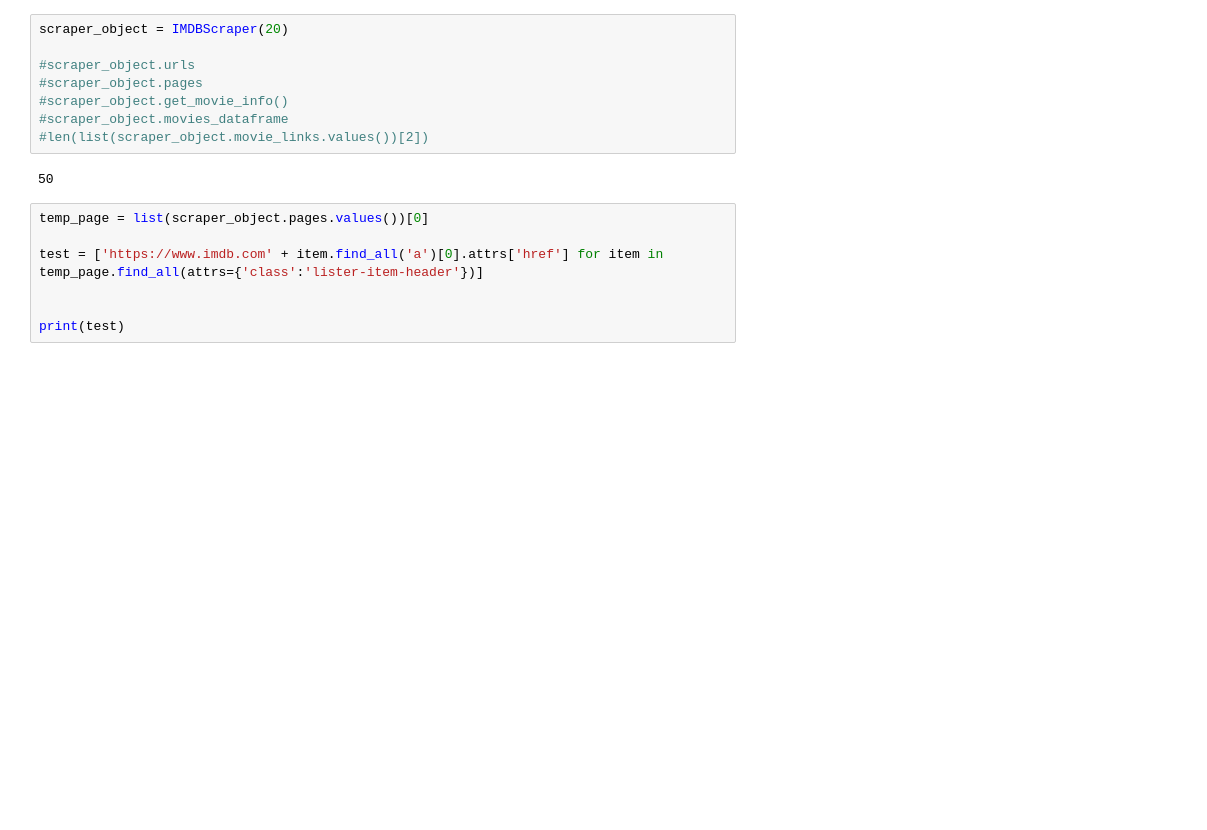
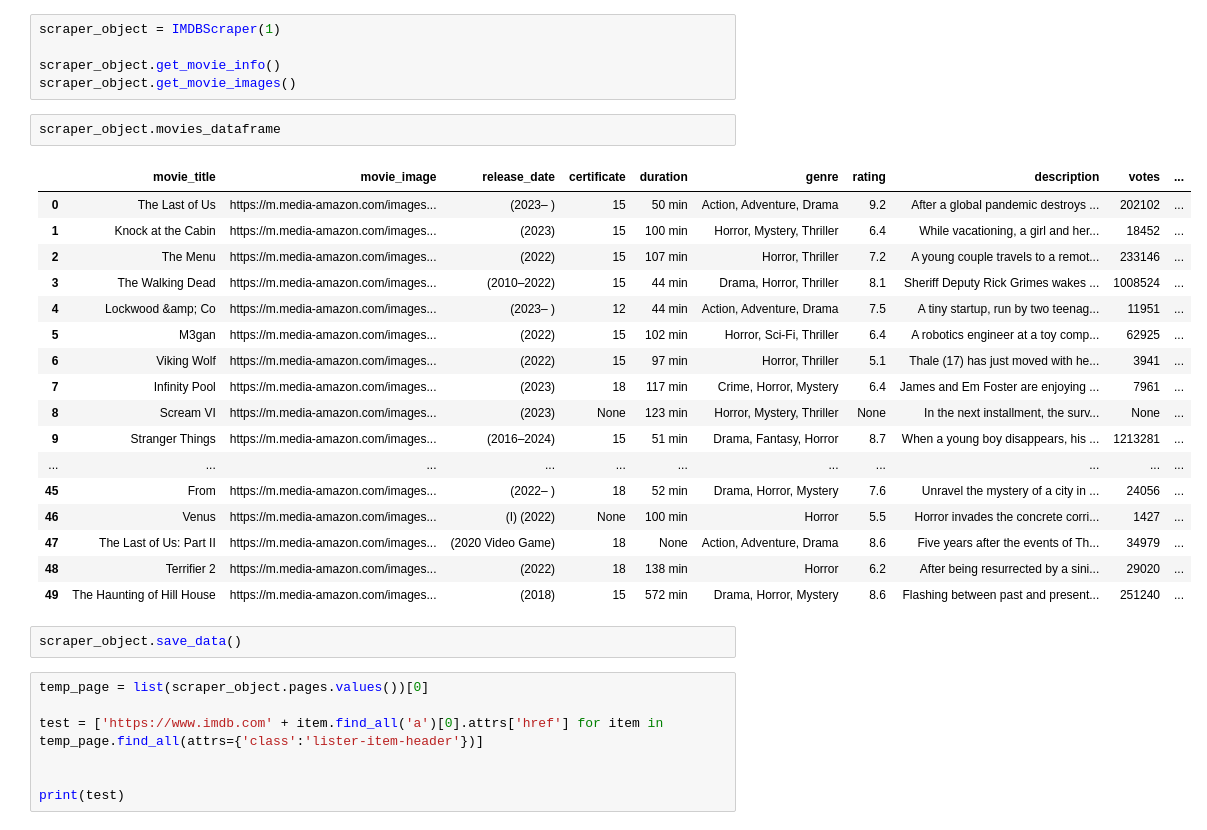
Before and after one commit to ndjogo/data_collection, a Jupyter notebook: imdb_bs4.ipynb, the cells around one changed output. Saved outputs shown, nothing was run; the diff lists cells and outputs as text; blank space fills up the shorter version.

Commit message:
Updated bs4 IMDB scraper

```diff
--- a/imdb_bs4.ipynb
+++ b/imdb_bs4.ipynb
@@ -48,13 +165,30 @@ class IMDBScraper():
 # %%
-scraper_object = IMDBScraper(20)
+scraper_object = IMDBScraper(1)
 
-#scraper_object.urls
-#scraper_object.pages
-#scraper_object.get_movie_info()
-#scraper_object.movies_dataframe
-#len(list(scraper_object.movie_links.values())[2])
+scraper_object.get_movie_info()
+scraper_object.get_movie_images()
-# %% [output]
-50
+# %%
+scraper_object.movies_dataframe
+# %% [output]
+|  | movie_title | movie_image | release_date | certificate | duration | genre | rating | description | votes | ... |
+| 0 | The Last of Us | https://m.media-amazon.com/images... | (2023– ) | 15 | 50 min | Action, Adventure, Drama | 9.2 | After a global pandemic destroys ... | 202102 | ... |
+| 1 | Knock at the Cabin | https://m.media-amazon.com/images... | (2023) | 15 | 100 min | Horror, Mystery, Thriller | 6.4 | While vacationing, a girl and her... | 18452 | ... |
+| 2 | The Menu | https://m.media-amazon.com/images... | (2022) | 15 | 107 min | Horror, Thriller | 7.2 | A young couple travels to a remot... | 233146 | ... |
+| 3 | The Walking Dead | https://m.media-amazon.com/images... | (2010–2022) | 15 | 44 min | Drama, Horror, Thriller | 8.1 | Sheriff Deputy Rick Grimes wakes ... | 1008524 | ... |
+| 4 | Lockwood &amp; Co | https://m.media-amazon.com/images... | (2023– ) | 12 | 44 min | Action, Adventure, Drama | 7.5 | A tiny startup, run by two teenag... | 11951 | ... |
+| 5 | M3gan | https://m.media-amazon.com/images... | (2022) | 15 | 102 min | Horror, Sci-Fi, Thriller | 6.4 | A robotics engineer at a toy comp... | 62925 | ... |
+| 6 | Viking Wolf | https://m.media-amazon.com/images... | (2022) | 15 | 97 min | Horror, Thriller | 5.1 | Thale (17) has just moved with he... | 3941 | ... |
+| 7 | Infinity Pool | https://m.media-amazon.com/images... | (2023) | 18 | 117 min | Crime, Horror, Mystery | 6.4 | James and Em Foster are enjoying ... | 7961 | ... |
+| 8 | Scream VI | https://m.media-amazon.com/images... | (2023) | None | 123 min | Horror, Mystery, Thriller | None | In the next installment, the surv... | None | ... |
+| 9 | Stranger Things | https://m.media-amazon.com/images... | (2016–2024) | 15 | 51 min | Drama, Fantasy, Horror | 8.7 | When a young boy disappears, his ... | 1213281 | ... |
+| ... | ... | ... | ... | ... | ... | ... | ... | ... | ... | ... |
+| 45 | From | https://m.media-amazon.com/images... | (2022– ) | 18 | 52 min | Drama, Horror, Mystery | 7.6 | Unravel the mystery of a city in ... | 24056 | ... |
+| 46 | Venus | https://m.media-amazon.com/images... | (I) (2022) | None | 100 min | Horror | 5.5 | Horror invades the concrete corri... | 1427 | ... |
+| 47 | The Last of Us: Part II | https://m.media-amazon.com/images... | (2020 Video Game) | 18 | None | Action, Adventure, Drama | 8.6 | Five years after the events of Th... | 34979 | ... |
+| 48 | Terrifier 2 | https://m.media-amazon.com/images... | (2022) | 18 | 138 min | Horror | 6.2 | After being resurrected by a sini... | 29020 | ... |
+| 49 | The Haunting of Hill House | https://m.media-amazon.com/images... | (2018) | 15 | 572 min | Drama, Horror, Mystery | 8.6 | Flashing between past and present... | 251240 | ... |
+# %%
+scraper_object.save_data()
 # %%
 temp_page = list(scraper_object.pages.values())[0]
 
```
Also changed, not shown: parts of 7 cells of this notebook, 51 other files.
